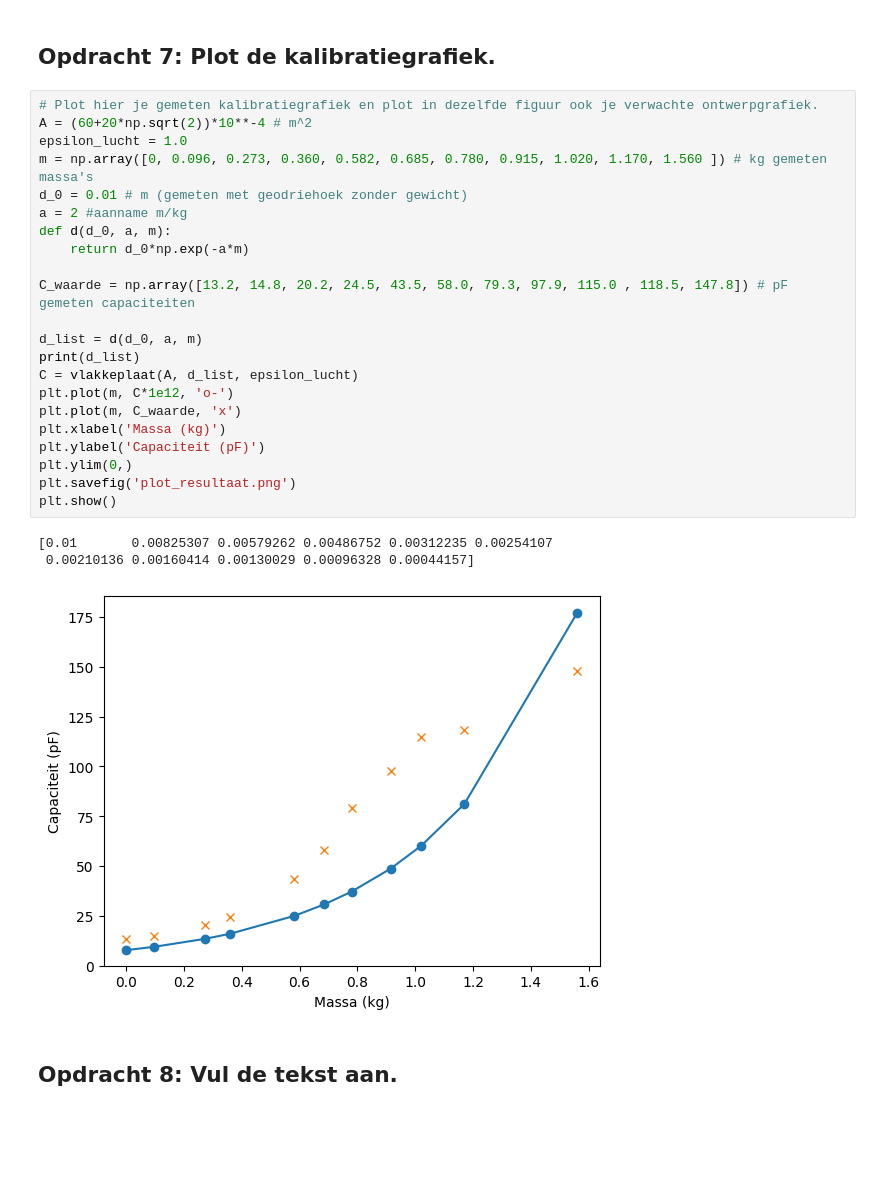
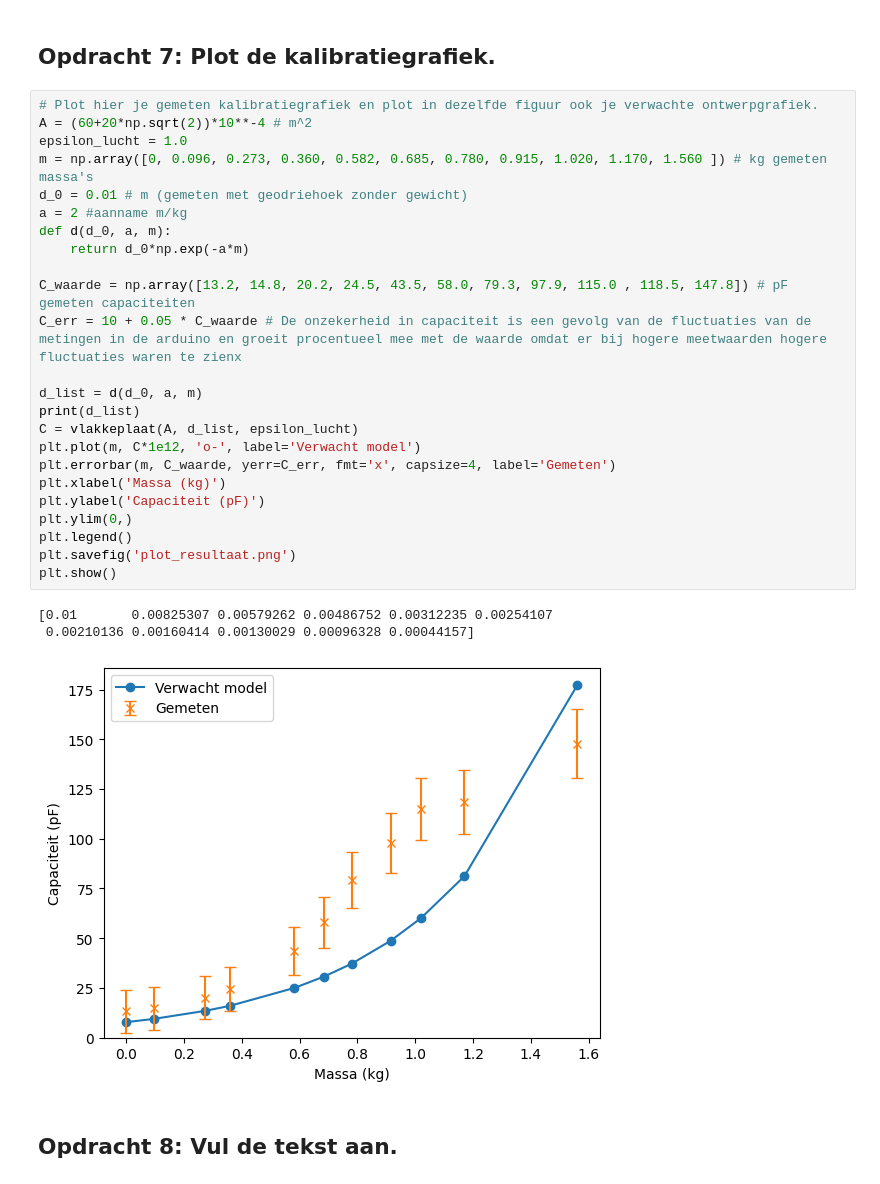
Before and after one commit to VictorScholten/opdrachten-DEF-D-VictorScholten, a Jupyter notebook: FysiekeOntwerpopdrachten/2OntwerpEenSensorCondensator/DEFOntwerpopdracht2OntwerpEenSensorInvulTemplate.ipynb, the cells around one changed output. Cells and saved outputs as stored; diff of their text form; blank space fills up the shorter version.

```diff
--- a/FysiekeOntwerpopdrachten/2OntwerpEenSensorCondensator/DEFOntwerpopdracht2OntwerpEenSensorInvulTemplate.ipynb
+++ b/FysiekeOntwerpopdrachten/2OntwerpEenSensorCondensator/DEFOntwerpopdracht2OntwerpEenSensorInvulTemplate.ipynb
@@ -123,29 +123,31 @@ Text(0, 0.5, 'Capaciteit (pF)')
 # %%
 # Plot hier je gemeten kalibratiegrafiek en plot in dezelfde figuur ook je verwachte ontwerpgrafiek.
 A = (60+20*np.sqrt(2))*10**-4 # m^2
 epsilon_lucht = 1.0
 m = np.array([0, 0.096, 0.273, 0.360, 0.582, 0.685, 0.780, 0.915, 1.020, 1.170, 1.560 ]) # kg gemeten massa's
 d_0 = 0.01 # m (gemeten met geodriehoek zonder gewicht)
 a = 2 #aanname m/kg
 def d(d_0, a, m):
     return d_0*np.exp(-a*m)
 
 C_waarde = np.array([13.2, 14.8, 20.2, 24.5, 43.5, 58.0, 79.3, 97.9, 115.0 , 118.5, 147.8]) # pF gemeten capaciteiten
+C_err = 10 + 0.05 * C_waarde # De onzekerheid in capaciteit is een gevolg van de fluctuaties van de metingen in de arduino en groeit procentueel mee met de waarde omdat er bij hogere meetwaarden hogere fluctuaties waren te zienx
 
 d_list = d(d_0, a, m)
 print(d_list)
 C = vlakkeplaat(A, d_list, epsilon_lucht)
-plt.plot(m, C*1e12, 'o-')
-plt.plot(m, C_waarde, 'x')
+plt.plot(m, C*1e12, 'o-', label='Verwacht model')
+plt.errorbar(m, C_waarde, yerr=C_err, fmt='x', capsize=4, label='Gemeten')
 plt.xlabel('Massa (kg)')
 plt.ylabel('Capaciteit (pF)')
 plt.ylim(0,)
+plt.legend()
 plt.savefig('plot_resultaat.png')
 plt.show()
 # %% [output]
 [0.01       0.00825307 0.00579262 0.00486752 0.00312235 0.00254107
  0.00210136 0.00160414 0.00130029 0.00096328 0.00044157]
-[figure, old version]
+[figure, new version]
 # %% [markdown]
 ## Opdracht 8: Vul de tekst aan.
 # %% [markdown]
```
Also changed, not shown: parts of 1 cell of this notebook, 1 other file.
